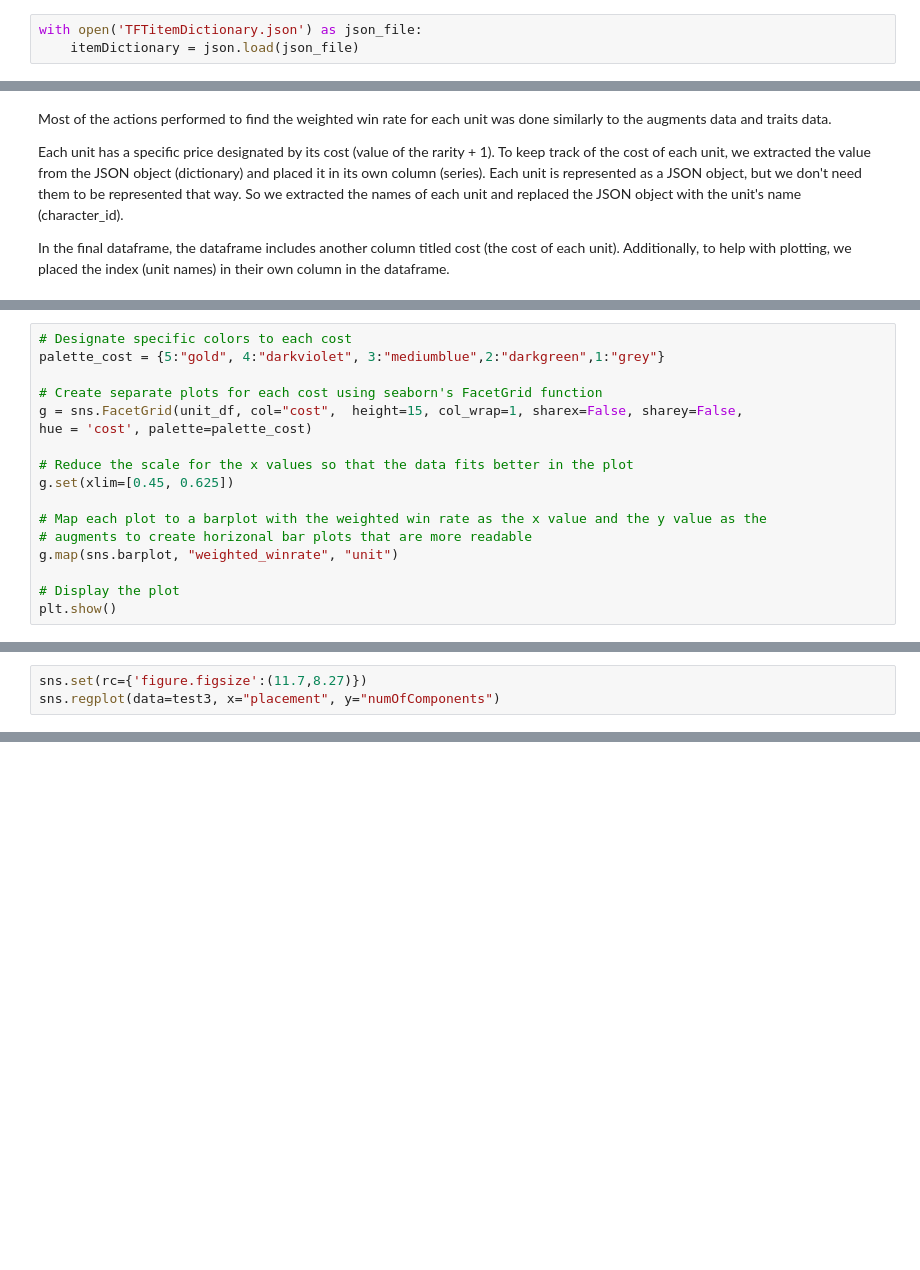
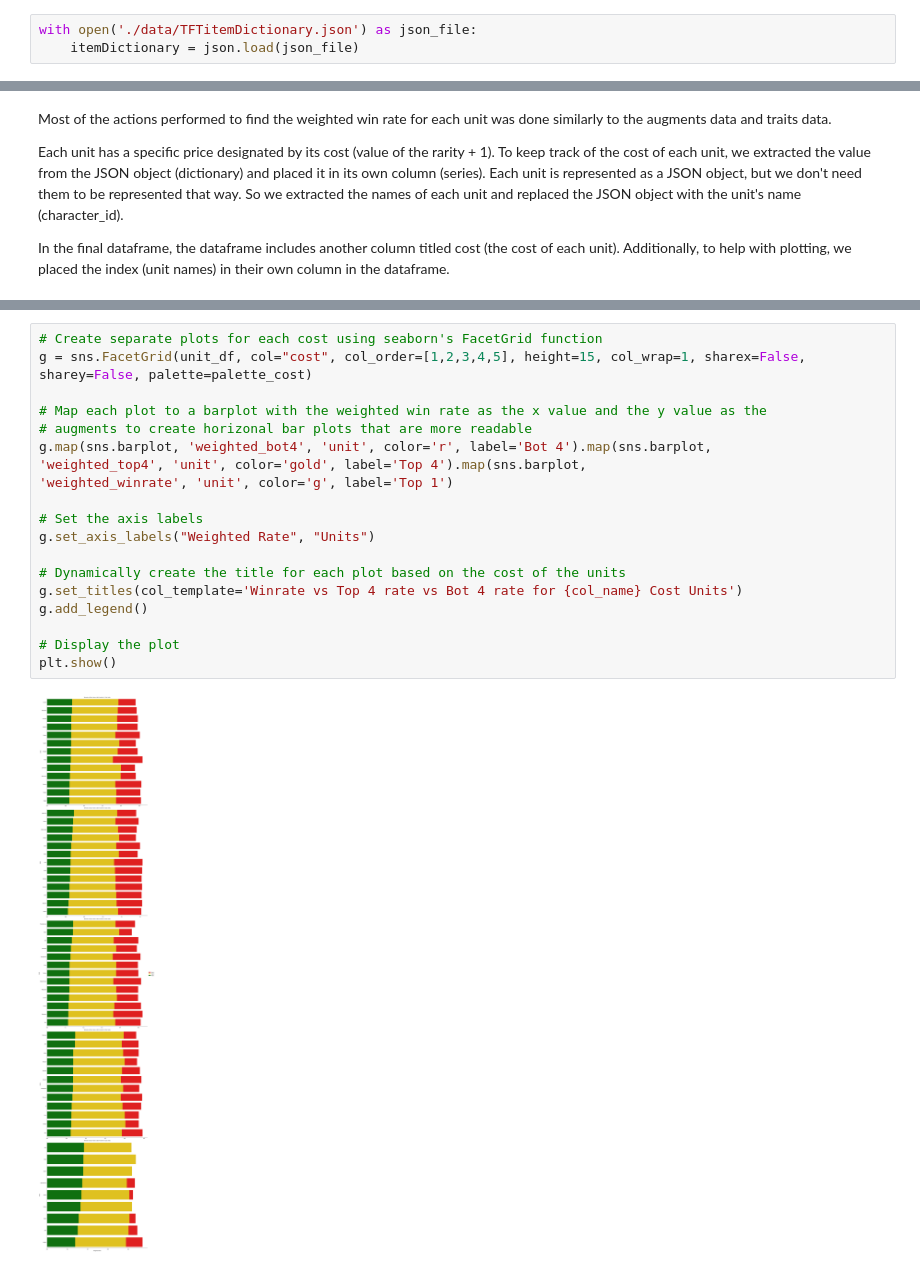
Before and after one commit to jdang2/jdang2.github.io, a Jupyter notebook: CMSC320Final.ipynb, the cells around one changed output, grey strips where cells are left out. Drawn from its saved outputs; the diff is of its cells as text; blank space fills up the shorter version.

```diff
--- a/CMSC320Final.ipynb
+++ b/CMSC320Final.ipynb
@@ -267,3 +348,3 @@ You can either manually skim through the file for item codes or create a code to
 # %%
-with open('TFTitemDictionary.json') as json_file:
+with open('./data/TFTitemDictionary.json') as json_file:
     itemDictionary = json.load(json_file)
@@ -649,17 +738,0 @@ We also mapped each cost with a color to help with the visualization of the data
-# %%
-# Designate specific colors to each cost
-palette_cost = {5:"gold", 4:"darkviolet", 3:"mediumblue",2:"darkgreen",1:"grey"}
-
-# Create separate plots for each cost using seaborn's FacetGrid function
-g = sns.FacetGrid(unit_df, col="cost",  height=15, col_wrap=1, sharex=False, sharey=False,
-hue = 'cost', palette=palette_cost)
-
-# Reduce the scale for the x values so that the data fits better in the plot
-g.set(xlim=[0.45, 0.625])
-
-# Map each plot to a barplot with the weighted win rate as the x value and the y value as the
-# augments to create horizonal bar plots that are more readable
-g.map(sns.barplot, "weighted_winrate", "unit")
-
-# Display the plot
-plt.show()
@@ -823,3 +738,0 @@ test3
-# %%
-sns.set(rc={'figure.figsize':(11.7,8.27)})
-sns.regplot(data=test3, x="placement", y="numOfComponents")
@@ -832,0 +796,21 @@ Created in <span style='font-weight:600;margin-left:4px;'>Deepnote</span></a>
+# %%
+# Create separate plots for each cost using seaborn's FacetGrid function
+g = sns.FacetGrid(unit_df, col="cost", col_order=[1,2,3,4,5], height=15, col_wrap=1, sharex=False, sharey=False, palette=palette_cost)
+
+# Map each plot to a barplot with the weighted win rate as the x value and the y value as the
+# augments to create horizonal bar plots that are more readable
+g.map(sns.barplot, 'weighted_bot4', 'unit', color='r', label='Bot 4').map(sns.barplot,
+'weighted_top4', 'unit', color='gold', label='Top 4').map(sns.barplot,
+'weighted_winrate', 'unit', color='g', label='Top 1')
+
+# Set the axis labels
+g.set_axis_labels("Weighted Rate", "Units")
+
+# Dynamically create the title for each plot based on the cost of the units
+g.set_titles(col_template='Winrate vs Top 4 rate vs Bot 4 rate for {col_name} Cost Units')
+g.add_legend()
+
+# Display the plot
+plt.show()
+# %% [output]
+[figure, added]
```
Also changed, not shown: parts of 84 cells of this notebook, 18 other files.
